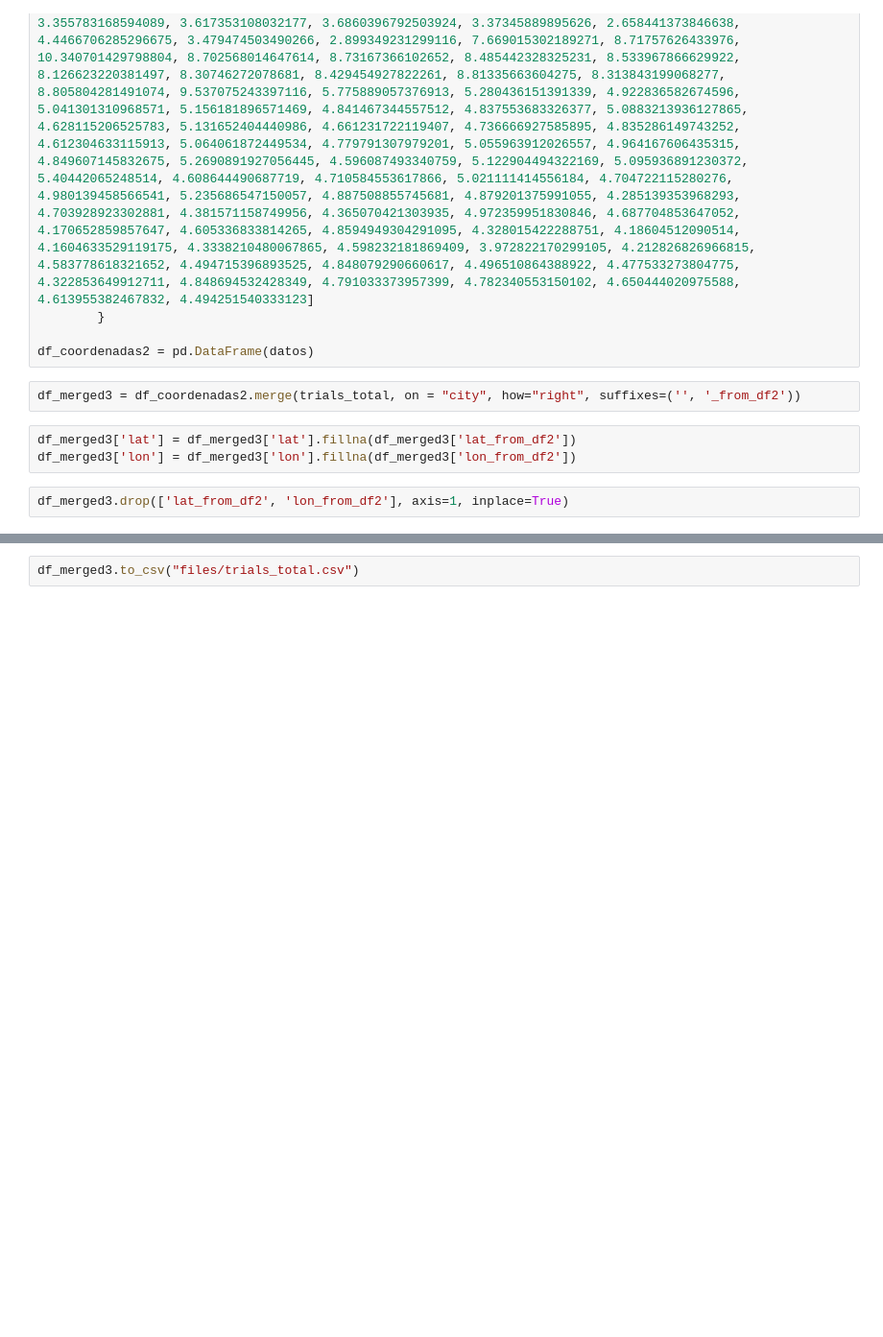
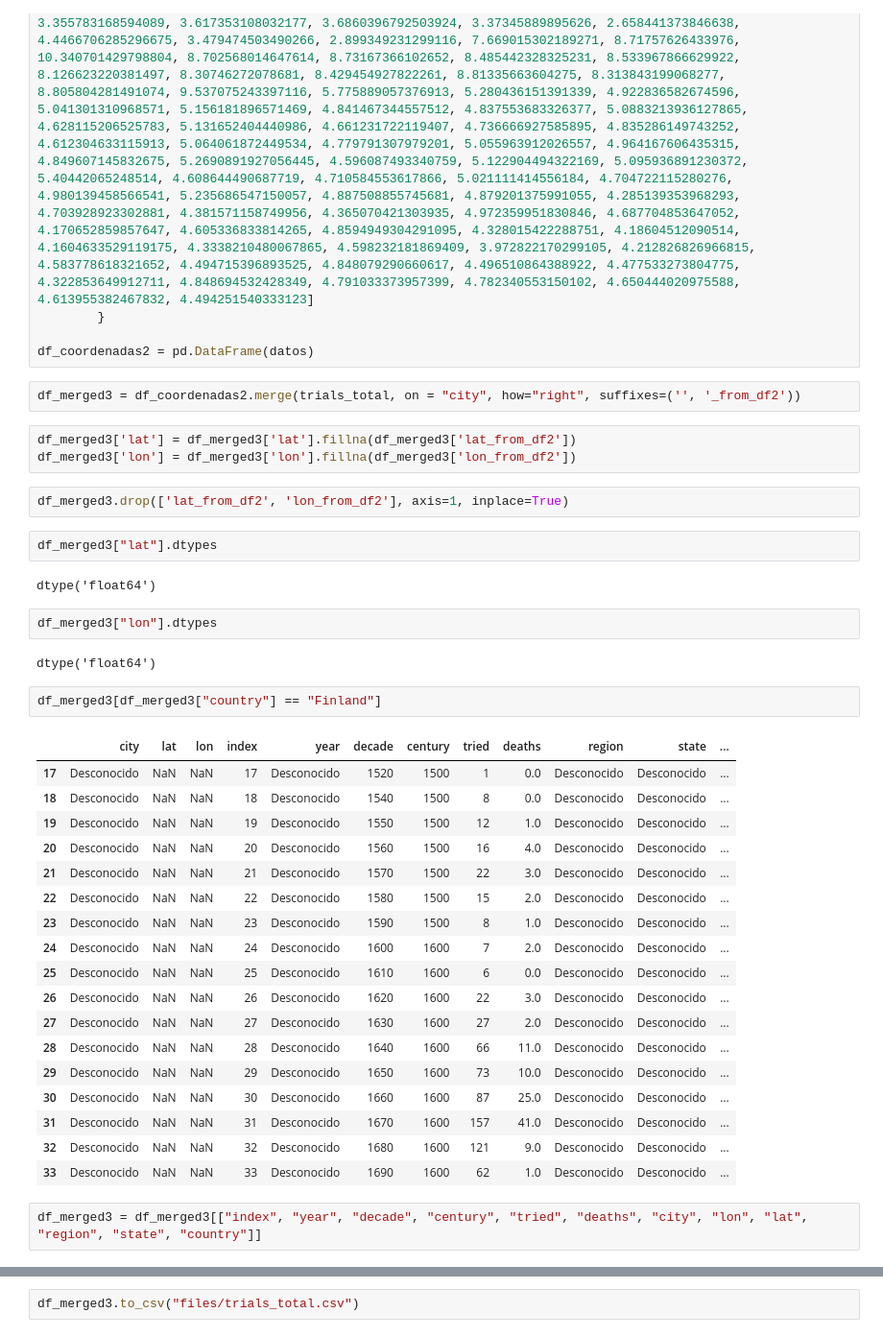
Before and after one commit to lmoraromero/promoG-modulo4-sprint1-pairprogramming-SAIRA-LAURAM, a Jupyter notebook: analisis_saira.ipynb, the cells around one changed output, grey strips where cells are left out. Shown at 96% size. Drawn from its saved outputs; the diff is of its cells as text; blank space fills up the shorter version.

```diff
--- a/analisis_saira.ipynb
+++ b/analisis_saira.ipynb
@@ -305,3 +303,34 @@ df_merged3['lat'] = df_merged3['lat'].fillna(df_merged3['lat_from_df2'])
 df_merged3['lon'] = df_merged3['lon'].fillna(df_merged3['lon_from_df2'])
 # %%
 df_merged3.drop(['lat_from_df2', 'lon_from_df2'], axis=1, inplace=True)
+# %%
+df_merged3["lat"].dtypes
+# %% [output]
+dtype('float64')
+# %%
+df_merged3["lon"].dtypes
+# %% [output]
+dtype('float64')
+# %%
+df_merged3[df_merged3["country"] == "Finland"]
+# %% [output]
+|  | city | lat | lon | index | year | decade | century | tried | deaths | region | state | ... |
+| 17 | Desconocido | NaN | NaN | 17 | Desconocido | 1520 | 1500 | 1 | 0.0 | Desconocido | Desconocido | ... |
+| 18 | Desconocido | NaN | NaN | 18 | Desconocido | 1540 | 1500 | 8 | 0.0 | Desconocido | Desconocido | ... |
+| 19 | Desconocido | NaN | NaN | 19 | Desconocido | 1550 | 1500 | 12 | 1.0 | Desconocido | Desconocido | ... |
+| 20 | Desconocido | NaN | NaN | 20 | Desconocido | 1560 | 1500 | 16 | 4.0 | Desconocido | Desconocido | ... |
+| 21 | Desconocido | NaN | NaN | 21 | Desconocido | 1570 | 1500 | 22 | 3.0 | Desconocido | Desconocido | ... |
+| 22 | Desconocido | NaN | NaN | 22 | Desconocido | 1580 | 1500 | 15 | 2.0 | Desconocido | Desconocido | ... |
+| 23 | Desconocido | NaN | NaN | 23 | Desconocido | 1590 | 1500 | 8 | 1.0 | Desconocido | Desconocido | ... |
+| 24 | Desconocido | NaN | NaN | 24 | Desconocido | 1600 | 1600 | 7 | 2.0 | Desconocido | Desconocido | ... |
+| 25 | Desconocido | NaN | NaN | 25 | Desconocido | 1610 | 1600 | 6 | 0.0 | Desconocido | Desconocido | ... |
+| 26 | Desconocido | NaN | NaN | 26 | Desconocido | 1620 | 1600 | 22 | 3.0 | Desconocido | Desconocido | ... |
+| 27 | Desconocido | NaN | NaN | 27 | Desconocido | 1630 | 1600 | 27 | 2.0 | Desconocido | Desconocido | ... |
+| 28 | Desconocido | NaN | NaN | 28 | Desconocido | 1640 | 1600 | 66 | 11.0 | Desconocido | Desconocido | ... |
+| 29 | Desconocido | NaN | NaN | 29 | Desconocido | 1650 | 1600 | 73 | 10.0 | Desconocido | Desconocido | ... |
+| 30 | Desconocido | NaN | NaN | 30 | Desconocido | 1660 | 1600 | 87 | 25.0 | Desconocido | Desconocido | ... |
+| 31 | Desconocido | NaN | NaN | 31 | Desconocido | 1670 | 1600 | 157 | 41.0 | Desconocido | Desconocido | ... |
+| 32 | Desconocido | NaN | NaN | 32 | Desconocido | 1680 | 1600 | 121 | 9.0 | Desconocido | Desconocido | ... |
+| 33 | Desconocido | NaN | NaN | 33 | Desconocido | 1690 | 1600 | 62 | 1.0 | Desconocido | Desconocido | ... |
+# %%
+df_merged3 = df_merged3[["index", "year", "decade", "century", "tried", "deaths", "city", "lon", "lat", "region", "state", "country"]]
```
Also changed, not shown: parts of 4 cells of this notebook, 2 other files.
